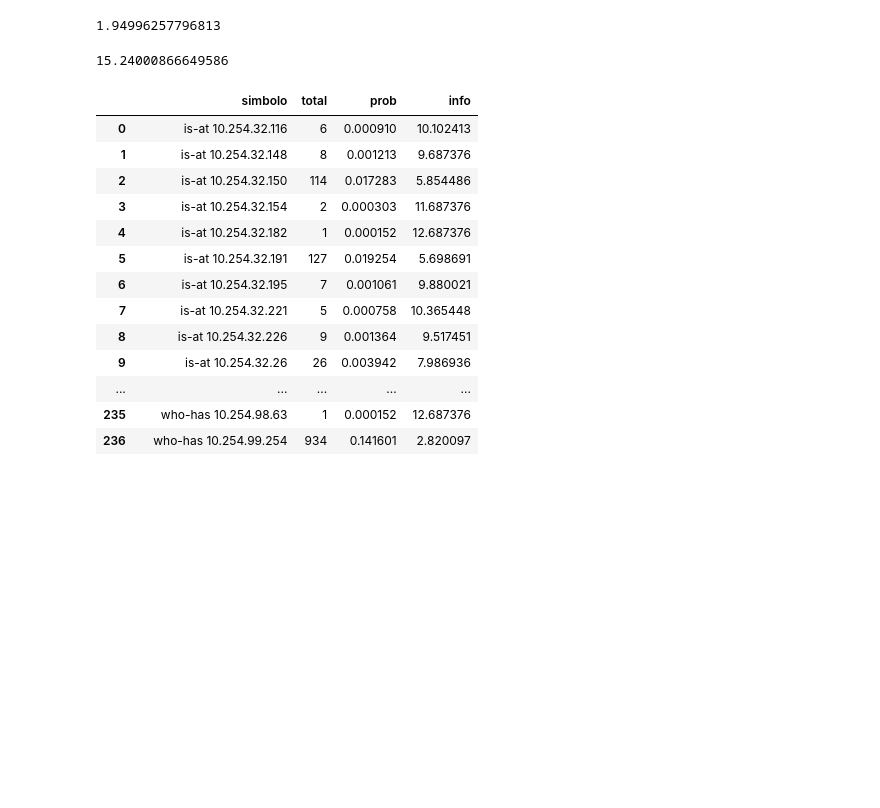
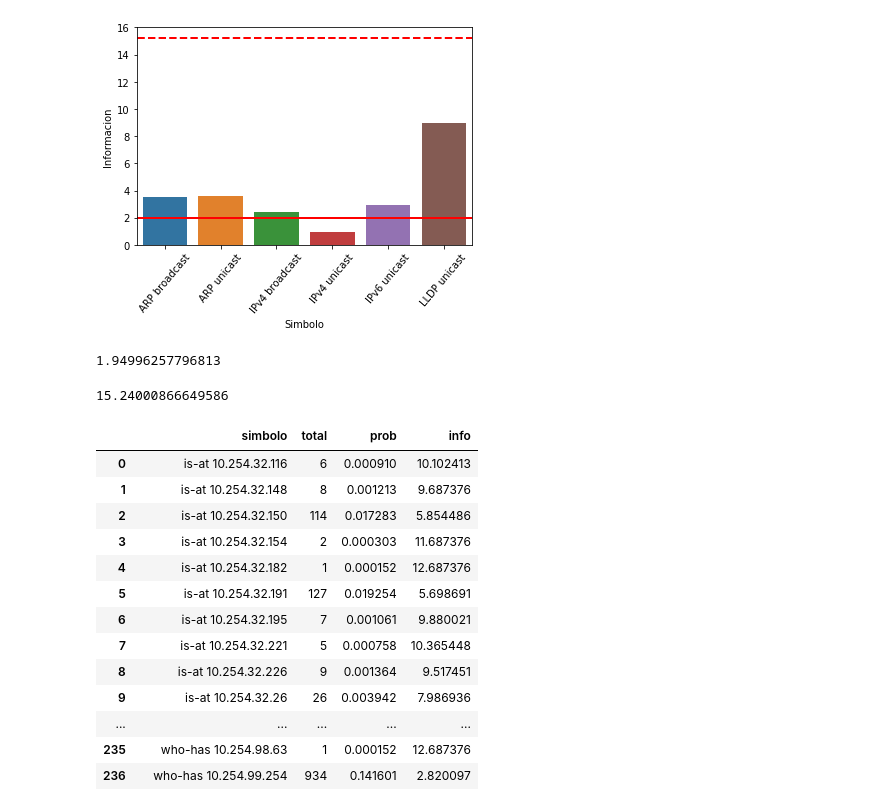
Before and after one commit to ZebaSz/tdc-tp1, a Jupyter notebook: script/Plots.ipynb, the cells around one changed output. Saved outputs shown, nothing was run; the diff lists cells and outputs as text; code cells hidden in the pictures; blank space fills up the shorter version.

```diff
--- a/script/Plots.ipynb
+++ b/script/Plots.ipynb
@@ -130,3 +116,32 @@ def max_entropy(df):
+# %%
+def summaryDataFrame(df):
+    total =  df.shape[0]
+    size = df.groupby(['simbolo']).size()
+    prob = size / total
+    info = prob.apply(math.log2) * -1
+
+    return pd.DataFrame({'simbolo':size.index, 'total':size.values, 'prob': prob.values, 'info': info.values})
+
+def entropy(df):
+    return sum(df["prob"] * df["info"])
+
+def max_entropy(df):
+    return math.log2(sum(df.total))
+# %%
+def plot_simbols_pie(df):
+    df.groupby('simbolo').size().plot.pie()
+def plot_dest_type_pie(df):
+    df.groupby('dst').size().plot.pie()
+def plot_prob_bar(summ): # Hay que mandarle el summaryDataFrame
+    ax = sns.barplot(x="simbolo", y="prob", data=summ)
+    ax.set(xlabel='Simbolo', ylabel='Probabilidad')
+    ax.set_xticklabels(ax.get_xticklabels(), rotation=50)
+def plot_info_bar(summ): # Hay que mandarle el summaryDataFrame
+    ax = sns.barplot(x="simbolo", y="info", data=summ)
+    ax.set(xlabel='Simbolo', ylabel='Informacion')
+    ax.set_xticklabels(ax.get_xticklabels(), rotation=50)
+    ax.axhline(y=max_entropy(summ), xmin=-1, xmax=1, color='r', linestyle='--', lw=2)
+    ax.axhline(y=entropy(summ), xmin=-1, xmax=1, color='r', linestyle='-', lw=2)
 # %%
 # packets_mc = rdpcap("mc.cap")
 # packets_desp = rdpcap("desp.cap")
@@ -138,4 +153,4 @@ lastDespeCap = "despe.cap"
 packets = rdpcap(lastDespeCap)
 # %%
 data = createDataFrame_s1(packets)
-data
+summary = summaryDataFrame(data)
@@ -148,3 +167,7 @@ True
+# %%
+plot_info_bar(summary)
+# %% [output]
+[figure, added]
 # %%
 entropy(data)
 # %% [output]
```
Also changed, not shown: parts of 5 cells of this notebook.
